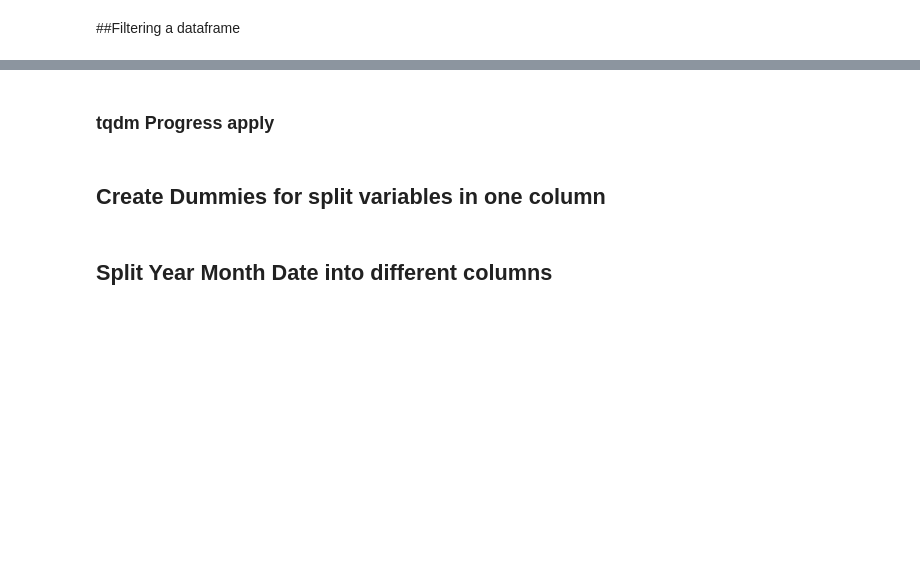
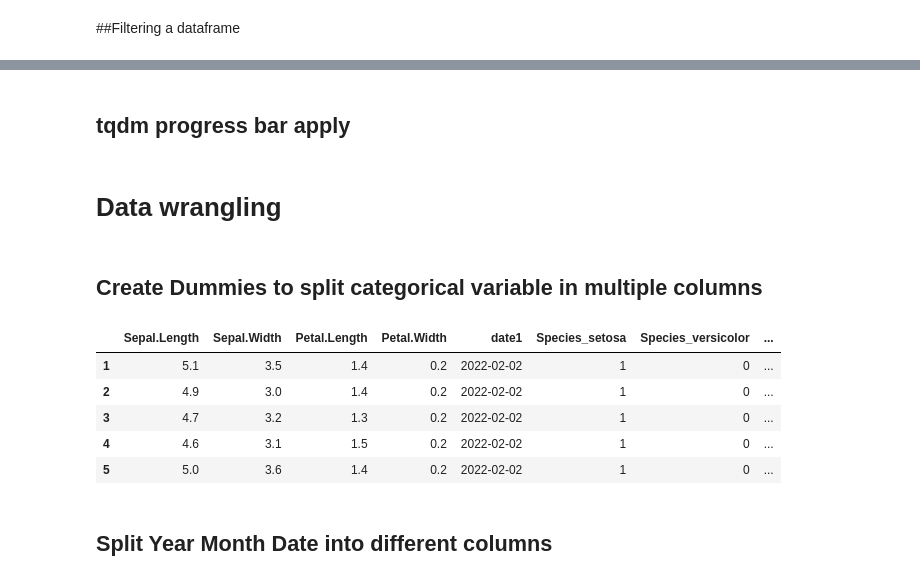
Before and after one commit to sssiro/My_Python_Notebook, a Jupyter notebook: PythonLearning.ipynb, the cells around one changed output, grey strips where cells are left out. Drawn from its saved outputs; the diff is of its cells as text; code cells hidden in the pictures; blank space fills up the shorter version.

```diff
--- a/PythonLearning.ipynb
+++ b/PythonLearning.ipynb
@@ -672,0 +1003,4 @@ df.drop_duplicated(subset=[1,4]).shape
+# %%
+df['test'] = 0
+df.loc[((df['Species']=='setosa') & (df['Sepal.Length']> 5)), "test"] = 1
+df.head(5)
@@ -738,16 +1116,26 @@ portfolio_for_ml
 | 8 | 5 | [web, email, mobile, social] | 5 | 5 | f19421c1d4aa40978ebb69ca19b0e20d | 1 | 0 | 0 | 1 | 1 | ... |
 | 9 | 2 | [web, email, mobile] | 10 | 7 | 2906b810c7d4411798c6938adc9daaa5 | 0 | 1 | 0 | 1 | 1 | ... |
 # %% [markdown]
-### tqdm Progress apply
+## tqdm progress bar apply
+# %% [markdown]
+# Data wrangling
 # %%
 from tqdm import tqdm, tqdm_notebook
 tqdm_notebook().pandas()
 
 df.progress_apply(lambda x: custom_rating_function(x['Genre'],x['Rating']),axis=1)
 # %% [markdown]
-## Create Dummies for split variables in one column
+## Create Dummies to split categorical variable in multiple columns
 # %%
 # create dummies for gender
-profile_for_ml = pd.get_dummies(profile_for_ml,columns=['gender'])
+df_dummy = pd.get_dummies(df,columns=['Species'])
+df_dummy.head(5)
+# %% [output]
+|  | Sepal.Length | Sepal.Width | Petal.Length | Petal.Width | date1 | Species_setosa | Species_versicolor | ... |
+| 1 | 5.1 | 3.5 | 1.4 | 0.2 | 2022-02-02 | 1 | 0 | ... |
+| 2 | 4.9 | 3.0 | 1.4 | 0.2 | 2022-02-02 | 1 | 0 | ... |
+| 3 | 4.7 | 3.2 | 1.3 | 0.2 | 2022-02-02 | 1 | 0 | ... |
+| 4 | 4.6 | 3.1 | 1.5 | 0.2 | 2022-02-02 | 1 | 0 | ... |
+| 5 | 5.0 | 3.6 | 1.4 | 0.2 | 2022-02-02 | 1 | 0 | ... |
 # %% [markdown]
 ## Split Year Month Date into different columns
```
Also changed, not shown: parts of 89 cells of this notebook.
